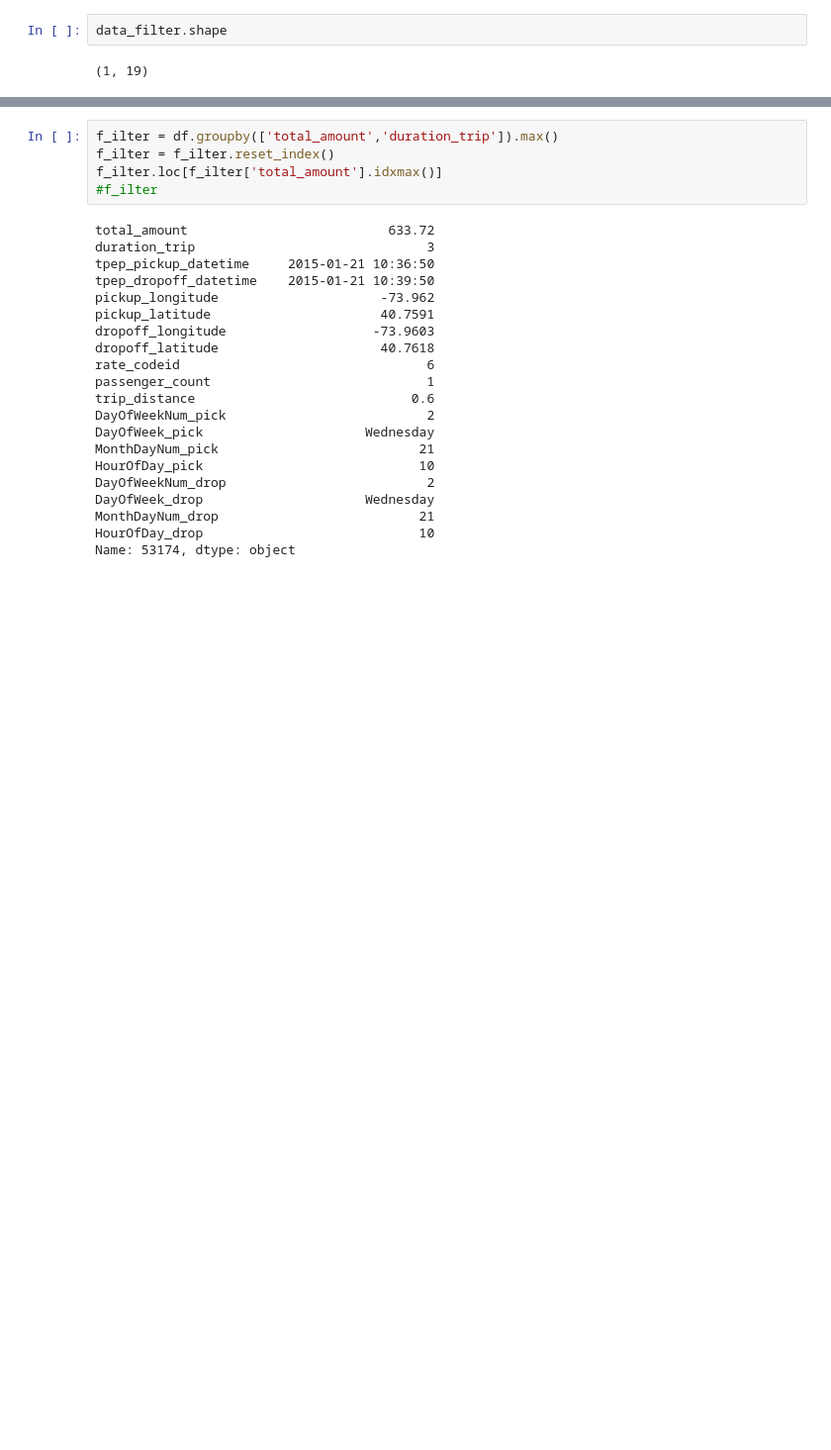
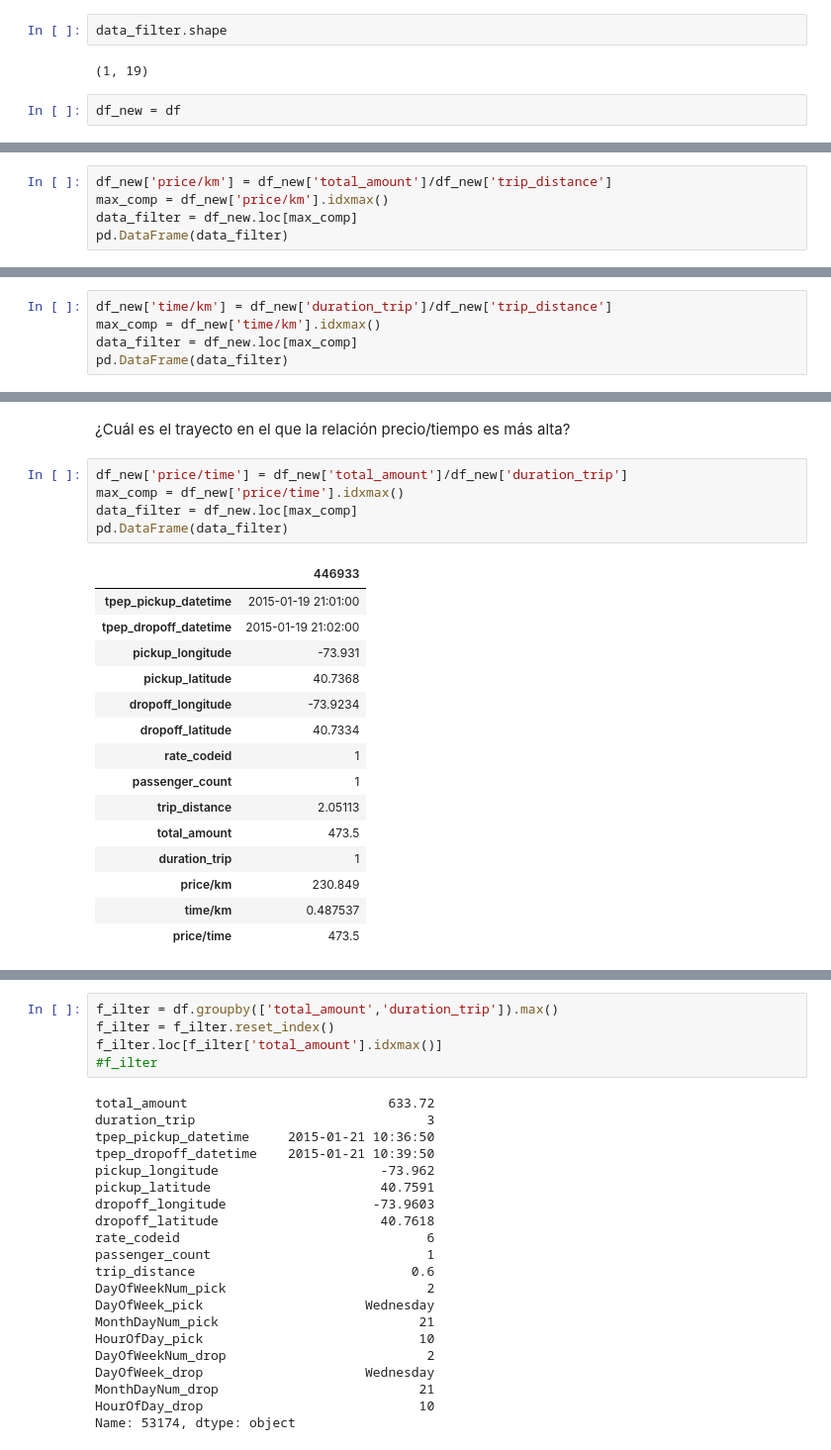
Before and after one commit to AlanItzep/NYCTaxi, a Jupyter notebook: NYCTaxi.ipynb, the cells around one changed output, grey strips where cells are left out. Shown at 99% size. Cells and saved outputs as stored; diff of their text form; blank space fills up the shorter version.

```diff
--- a/NYCTaxi.ipynb
+++ b/NYCTaxi.ipynb
@@ -1682,3 +1684,5 @@ data_filter.sort_values(by = ['total_amount', 'duration_trip'],ascending=False)
 data_filter.shape
 # %% [output]
 (1, 19)
+# %%
+df_new = df
@@ -1684,0 +1691,5 @@ data_filter.shape
+# %%
+df_new['price/km'] = df_new['total_amount']/df_new['trip_distance']
+max_comp = df_new['price/km'].idxmax()
+data_filter = df_new.loc[max_comp]
+pd.DataFrame(data_filter)
@@ -1684,0 +1713,5 @@ data_filter.shape
+# %%
+df_new['time/km'] = df_new['duration_trip']/df_new['trip_distance']
+max_comp = df_new['time/km'].idxmax()
+data_filter = df_new.loc[max_comp]
+pd.DataFrame(data_filter)
@@ -1684,0 +1733,23 @@ data_filter.shape
+# %% [markdown]
+¿Cuál es el trayecto en el que la relación precio/tiempo es más alta?
+# %%
+df_new['price/time'] = df_new['total_amount']/df_new['duration_trip']
+max_comp = df_new['price/time'].idxmax()
+data_filter = df_new.loc[max_comp]
+pd.DataFrame(data_filter)
+# %% [output]
+|  | 446933 |
+| tpep_pickup_datetime | 2015-01-19 21:01:00 |
+| tpep_dropoff_datetime | 2015-01-19 21:02:00 |
+| pickup_longitude | -73.931 |
+| pickup_latitude | 40.7368 |
+| dropoff_longitude | -73.9234 |
+| dropoff_latitude | 40.7334 |
+| rate_codeid | 1 |
+| passenger_count | 1 |
+| trip_distance | 2.05113 |
+| total_amount | 473.5 |
+| duration_trip | 1 |
+| price/km | 230.849 |
+| time/km | 0.487537 |
+| price/time | 473.5 |
```
Also changed, not shown: parts of 18 cells of this notebook.
